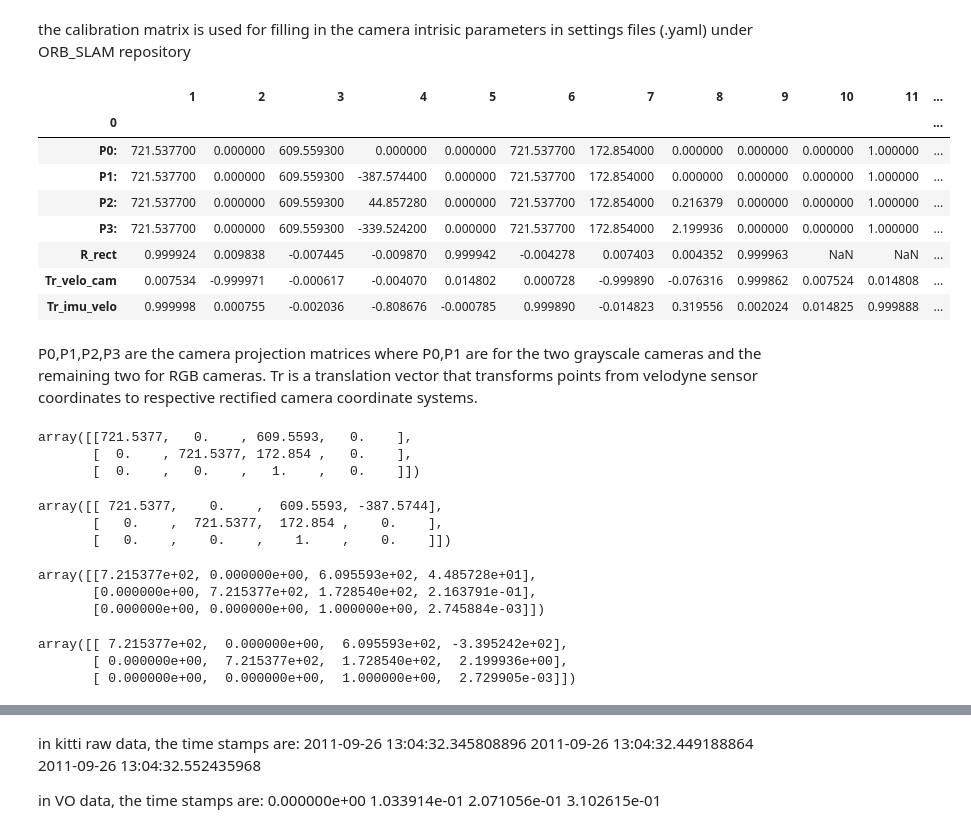
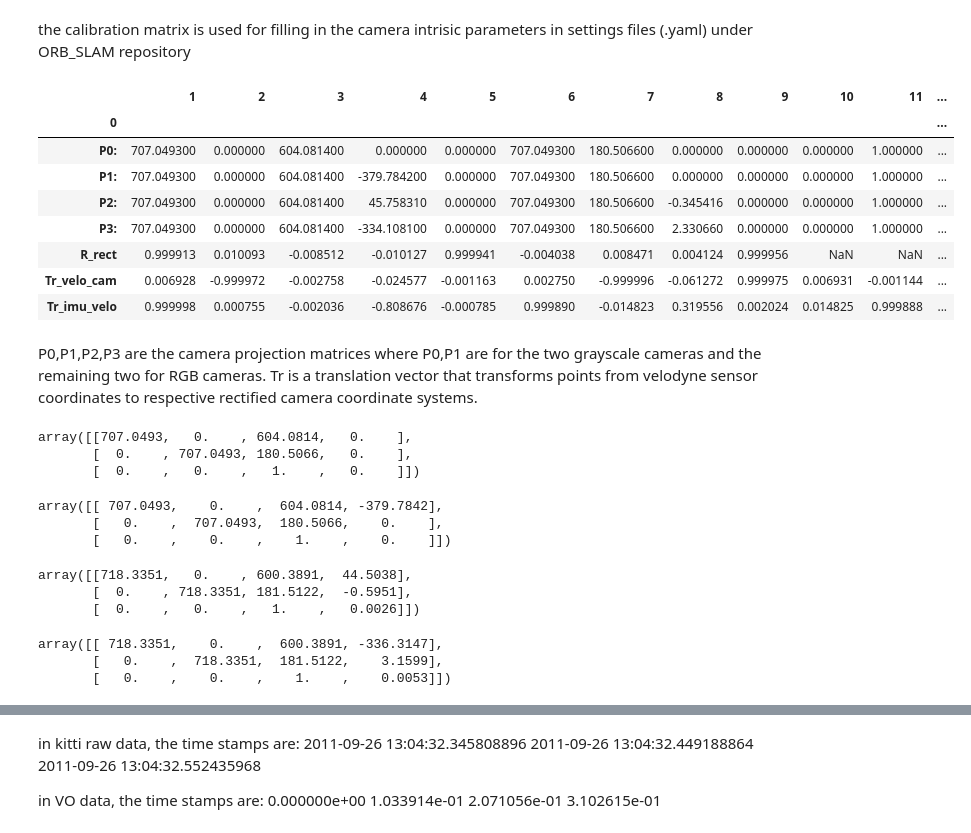
Before and after one commit to brwei01/kitti_publisher, a Jupyter notebook: src/data_formatting_tools.ipynb, the cells around one changed output, grey strips where cells are left out. Saved outputs shown, nothing was run; the diff lists cells and outputs as text; code cells hidden in the pictures.

```diff
--- a/src/data_formatting_tools.ipynb
+++ b/src/data_formatting_tools.ipynb
@@ -9,20 +9,20 @@ in settings files (.yaml) under ORB_SLAM repository
 import pandas as pd
 import numpy as np
 # %%
-path = '/home/brwei01/Data/data_tracking/data_tracking_calibration/training/calib/0000.txt'
+path = '/home/brwei01/Data/data_tracking/calibration/0014.txt'
 calibration = pd.read_csv(path, delimiter=' ', header=None, index_col=0)
 columns_to_drop = [13, 14]
 calibration = calibration.drop(columns=columns_to_drop)
 calibration
 # %% [output]
 |  | 1 | 2 | 3 | 4 | 5 | 6 | 7 | 8 | 9 | 10 | 11 | ... |
 | 0 |  |  |  |  |  |  |  |  |  |  |  | ... |
-| P0: | 721.537700 | 0.000000 | 609.559300 | 0.000000 | 0.000000 | 721.537700 | 172.854000 | 0.000000 | 0.000000 | 0.000000 | 1.000000 | ... |
-| P1: | 721.537700 | 0.000000 | 609.559300 | -387.574400 | 0.000000 | 721.537700 | 172.854000 | 0.000000 | 0.000000 | 0.000000 | 1.000000 | ... |
-| P2: | 721.537700 | 0.000000 | 609.559300 | 44.857280 | 0.000000 | 721.537700 | 172.854000 | 0.216379 | 0.000000 | 0.000000 | 1.000000 | ... |
-| P3: | 721.537700 | 0.000000 | 609.559300 | -339.524200 | 0.000000 | 721.537700 | 172.854000 | 2.199936 | 0.000000 | 0.000000 | 1.000000 | ... |
-| R_rect | 0.999924 | 0.009838 | -0.007445 | -0.009870 | 0.999942 | -0.004278 | 0.007403 | 0.004352 | 0.999963 | NaN | NaN | ... |
-| Tr_velo_cam | 0.007534 | -0.999971 | -0.000617 | -0.004070 | 0.014802 | 0.000728 | -0.999890 | -0.076316 | 0.999862 | 0.007524 | 0.014808 | ... |
+| P0: | 707.049300 | 0.000000 | 604.081400 | 0.000000 | 0.000000 | 707.049300 | 180.506600 | 0.000000 | 0.000000 | 0.000000 | 1.000000 | ... |
+| P1: | 707.049300 | 0.000000 | 604.081400 | -379.784200 | 0.000000 | 707.049300 | 180.506600 | 0.000000 | 0.000000 | 0.000000 | 1.000000 | ... |
+| P2: | 707.049300 | 0.000000 | 604.081400 | 45.758310 | 0.000000 | 707.049300 | 180.506600 | -0.345416 | 0.000000 | 0.000000 | 1.000000 | ... |
+| P3: | 707.049300 | 0.000000 | 604.081400 | -334.108100 | 0.000000 | 707.049300 | 180.506600 | 2.330660 | 0.000000 | 0.000000 | 1.000000 | ... |
+| R_rect | 0.999913 | 0.010093 | -0.008512 | -0.010127 | 0.999941 | -0.004038 | 0.008471 | 0.004124 | 0.999956 | NaN | NaN | ... |
+| Tr_velo_cam | 0.006928 | -0.999972 | -0.002758 | -0.024577 | -0.001163 | 0.002750 | -0.999996 | -0.061272 | 0.999975 | 0.006931 | -0.001144 | ... |
 | Tr_imu_velo | 0.999998 | 0.000755 | -0.002036 | -0.808676 | -0.000785 | 0.999890 | -0.014823 | 0.319556 | 0.002024 | 0.014825 | 0.999888 | ... |
 # %% [markdown]
 P0,P1,P2,P3 are the camera projection matrices where P0,P1 are for the two grayscale cameras and the remaining two for RGB cameras. Tr is a translation vector that transforms points from velodyne sensor coordinates to respective rectified camera coordinate systems.
@@ -30,27 +30,29 @@ P0,P1,P2,P3 are the camera projection matrices where P0,P1 are for the two grays
 P0 = np.array(calibration.iloc[0]).reshape((3,4))
 P0
 # %% [output]
-array([[721.5377,   0.    , 609.5593,   0.    ],
-       [  0.    , 721.5377, 172.854 ,   0.    ],
+array([[707.0493,   0.    , 604.0814,   0.    ],
+       [  0.    , 707.0493, 180.5066,   0.    ],
        [  0.    ,   0.    ,   1.    ,   0.    ]])
 # %%
 P1 = np.array(calibration.iloc[1]).reshape((3,4))
 P1
 # %% [output]
-array([[ 721.5377,    0.    ,  609.5593, -387.5744],
-       [   0.    ,  721.5377,  172.854 ,    0.    ],
+array([[ 707.0493,    0.    ,  604.0814, -379.7842],
+       [   0.    ,  707.0493,  180.5066,    0.    ],
        [   0.    ,    0.    ,    1.    ,    0.    ]])
 # %%
 P2 = np.array(calibration.iloc[2]).reshape((3,4))
+# Set the precision to 4 decimal places
+np.set_printoptions(precision=4, suppress=True)
 P2
 # %% [output]
-array([[7.215377e+02, 0.000000e+00, 6.095593e+02, 4.485728e+01],
-       [0.000000e+00, 7.215377e+02, 1.728540e+02, 2.163791e-01],
-       [0.000000e+00, 0.000000e+00, 1.000000e+00, 2.745884e-03]])
+array([[718.3351,   0.    , 600.3891,  44.5038],
+       [  0.    , 718.3351, 181.5122,  -0.5951],
+       [  0.    ,   0.    ,   1.    ,   0.0026]])
 # %%
 P3 = np.array(calibration.iloc[3]).reshape((3,4))
 P3
 # %% [output]
-array([[ 7.215377e+02,  0.000000e+00,  6.095593e+02, -3.395242e+02],
-       [ 0.000000e+00,  7.215377e+02,  1.728540e+02,  2.199936e+00],
-       [ 0.000000e+00,  0.000000e+00,  1.000000e+00,  2.729905e-03]])
+array([[ 718.3351,    0.    ,  600.3891, -336.3147],
+       [   0.    ,  718.3351,  181.5122,    3.1599],
+       [   0.    ,    0.    ,    1.    ,    0.0053]])
```
Also changed, not shown: parts of 28 cells of this notebook, 7 other files.
